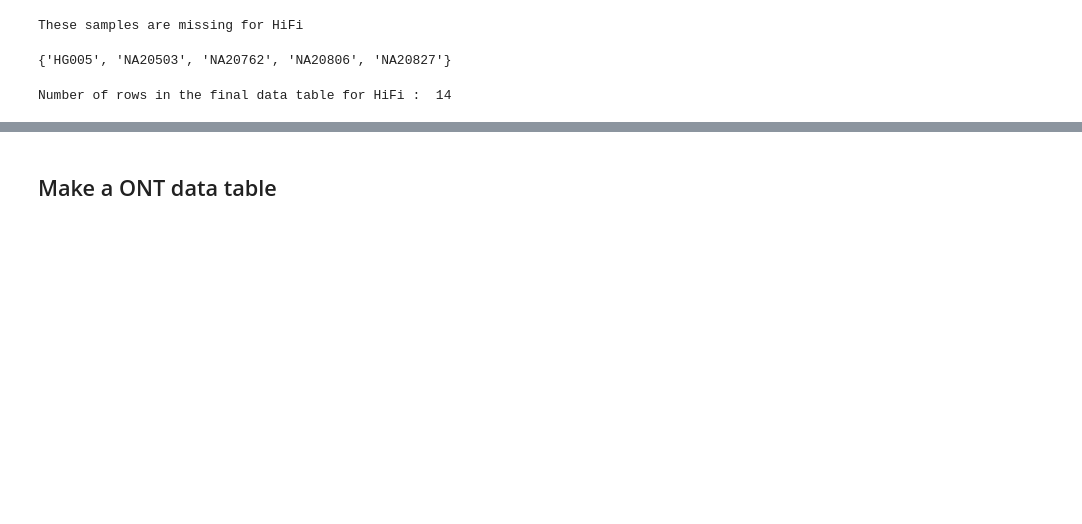
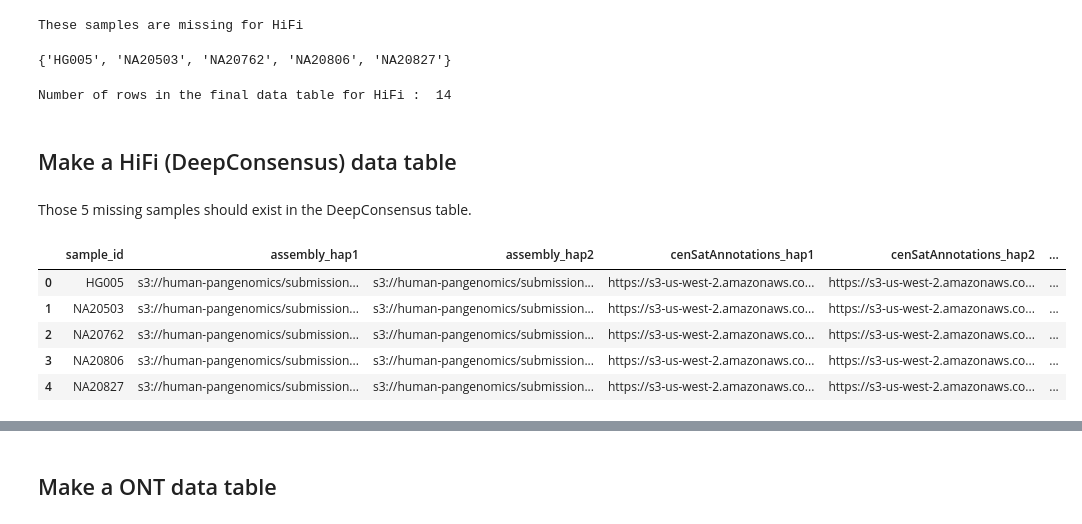
Before and after one commit to human-pangenomics/hprc_intermediate_assembly, a Jupyter notebook: assembly_qc/batch3/hmm_flagger/make_hmm_flagger_data_tables_batch3.ipynb, the cells around one changed output, grey strips where cells are left out. Cells and saved outputs as stored; diff of their text form; code cells hidden in the pictures; blank space fills up the shorter version.

```diff
--- a/assembly_qc/batch3/hmm_flagger/make_hmm_flagger_data_tables_batch3.ipynb
+++ b/assembly_qc/batch3/hmm_flagger/make_hmm_flagger_data_tables_batch3.ipynb
@@ -430,6 +478,7 @@ Assembly+Censat Table 19 out of 19 exists for HiFi
 # %%
 print("These samples are missing for HiFi")
-set(new_samples_hifi).difference(set(merged_hifi_full_table['sample_id']))
+missing_samples = set(new_samples_hifi).difference(set(merged_hifi_full_table['sample_id']))
+missing_samples
 # %% [output]
 These samples are missing for HiFi
 {'HG005', 'NA20503', 'NA20762', 'NA20806', 'NA20827'}
@@ -447,0 +512,4 @@ Number of rows in the final data table for HiFi :  14
+# %% [markdown]
+## Make a HiFi (DeepConsensus) data table
+# %% [markdown]
+Those 5 missing samples should exist in the DeepConsensus table.
@@ -447,0 +525,9 @@ Number of rows in the final data table for HiFi :  14
+# %%
+hifi_dc_data_table_batch3
+# %% [output]
+|  | sample_id | assembly_hap1 | assembly_hap2 | cenSatAnnotations_hap1 | cenSatAnnotations_hap2 | ... |
+| 0 | HG005 | s3://human-pangenomics/submission... | s3://human-pangenomics/submission... | https://s3-us-west-2.amazonaws.co... | https://s3-us-west-2.amazonaws.co... | ... |
+| 1 | NA20503 | s3://human-pangenomics/submission... | s3://human-pangenomics/submission... | https://s3-us-west-2.amazonaws.co... | https://s3-us-west-2.amazonaws.co... | ... |
+| 2 | NA20762 | s3://human-pangenomics/submission... | s3://human-pangenomics/submission... | https://s3-us-west-2.amazonaws.co... | https://s3-us-west-2.amazonaws.co... | ... |
+| 3 | NA20806 | s3://human-pangenomics/submission... | s3://human-pangenomics/submission... | https://s3-us-west-2.amazonaws.co... | https://s3-us-west-2.amazonaws.co... | ... |
+| 4 | NA20827 | s3://human-pangenomics/submission... | s3://human-pangenomics/submission... | https://s3-us-west-2.amazonaws.co... | https://s3-us-west-2.amazonaws.co... | ... |
```
Also changed, not shown: parts of 21 cells of this notebook, 1 other file.
